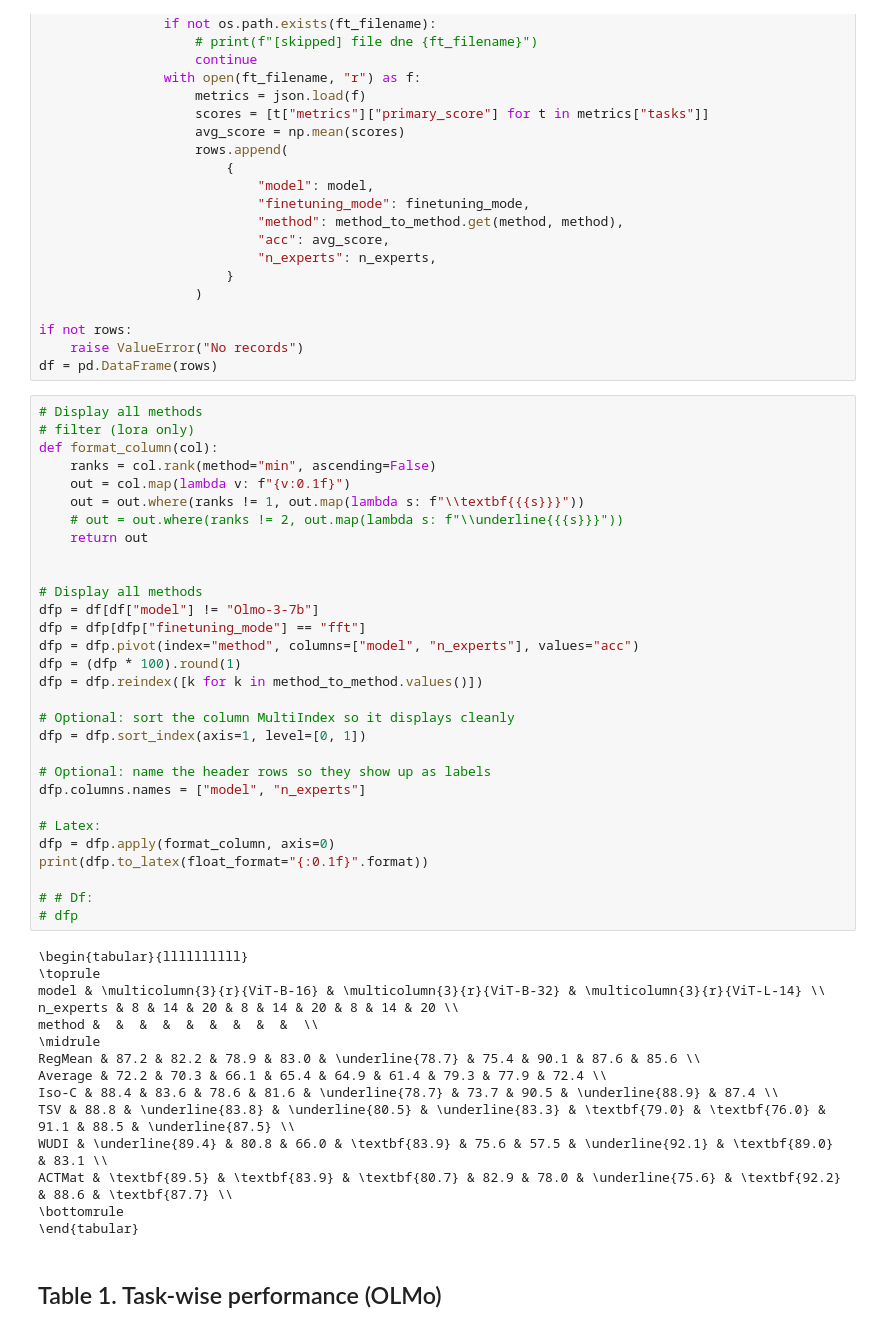
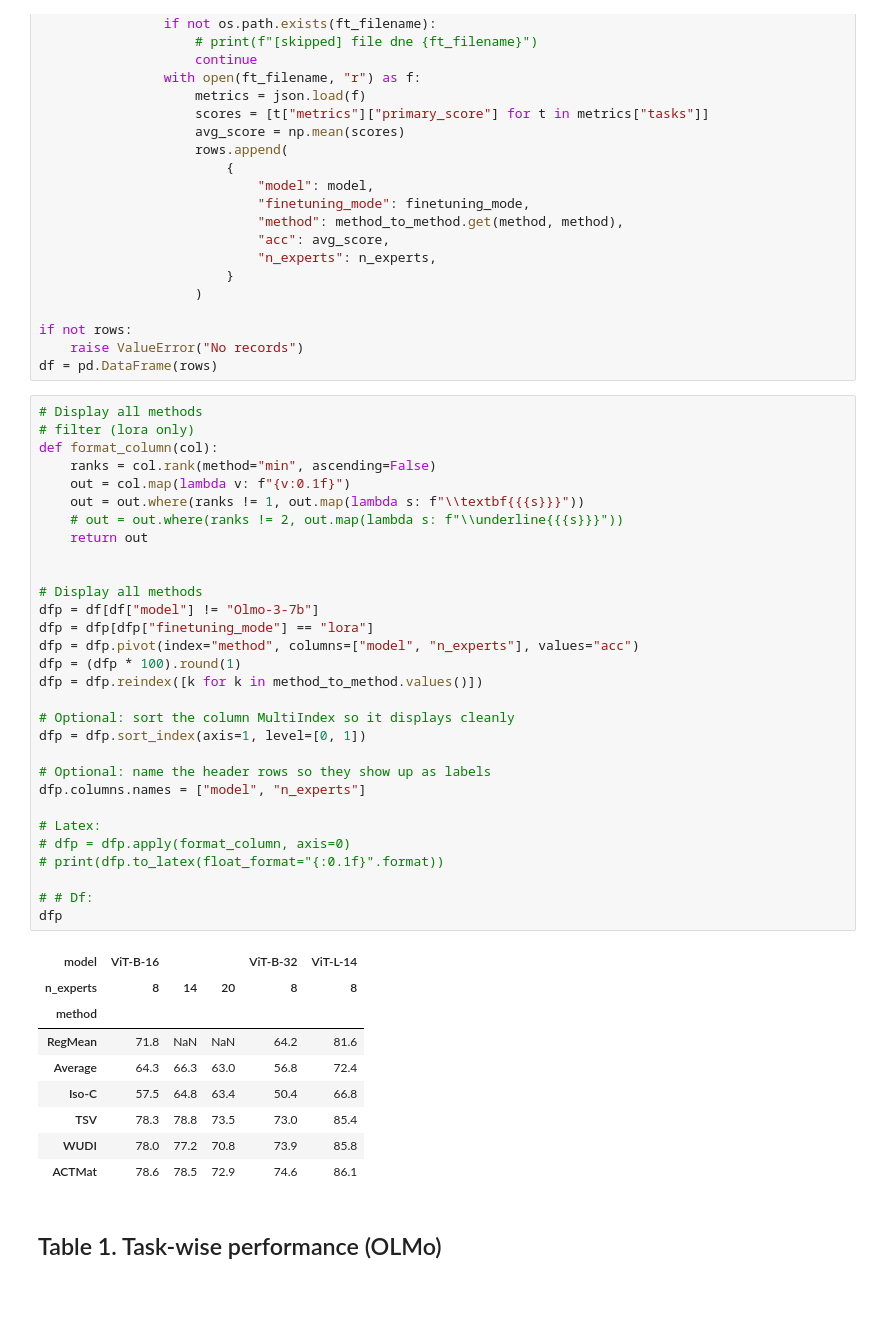
Before and after one commit to marawangamal/actmat, a Jupyter notebook: scripts/analysis.ipynb, the cells around one changed output. Drawn from its saved outputs; the diff is of its cells as text; blank space fills up the shorter version.

```diff
--- a/scripts/analysis.ipynb
+++ b/scripts/analysis.ipynb
@@ -600,48 +600,43 @@ df = pd.DataFrame(rows)
 # %%
 # Display all methods
 # filter (lora only)
 def format_column(col):
     ranks = col.rank(method="min", ascending=False)
     out = col.map(lambda v: f"{v:0.1f}")
     out = out.where(ranks != 1, out.map(lambda s: f"\\textbf{{{s}}}"))
     # out = out.where(ranks != 2, out.map(lambda s: f"\\underline{{{s}}}"))
     return out
 
 
 # Display all methods
 dfp = df[df["model"] != "Olmo-3-7b"]
-dfp = dfp[dfp["finetuning_mode"] == "fft"]
+dfp = dfp[dfp["finetuning_mode"] == "lora"]
 dfp = dfp.pivot(index="method", columns=["model", "n_experts"], values="acc")
 dfp = (dfp * 100).round(1)
 dfp = dfp.reindex([k for k in method_to_method.values()])
 
 # Optional: sort the column MultiIndex so it displays cleanly
 dfp = dfp.sort_index(axis=1, level=[0, 1])
 
 # Optional: name the header rows so they show up as labels
 dfp.columns.names = ["model", "n_experts"]
 
 # Latex:
-dfp = dfp.apply(format_column, axis=0)
-print(dfp.to_latex(float_format="{:0.1f}".format))
+# dfp = dfp.apply(format_column, axis=0)
+# print(dfp.to_latex(float_format="{:0.1f}".format))
 
 # # Df:
-# dfp
+dfp
 # %% [output]
-\begin{tabular}{llllllllll}
-\toprule
-model & \multicolumn{3}{r}{ViT-B-16} & \multicolumn{3}{r}{ViT-B-32} & \multicolumn{3}{r}{ViT-L-14} \\
-n_experts & 8 & 14 & 20 & 8 & 14 & 20 & 8 & 14 & 20 \\
-method &  &  &  &  &  &  &  &  &  \\
-\midrule
-RegMean & 87.2 & 82.2 & 78.9 & 83.0 & \underline{78.7} & 75.4 & 90.1 & 87.6 & 85.6 \\
-Average & 72.2 & 70.3 & 66.1 & 65.4 & 64.9 & 61.4 & 79.3 & 77.9 & 72.4 \\
-Iso-C & 88.4 & 83.6 & 78.6 & 81.6 & \underline{78.7} & 73.7 & 90.5 & \underline{88.9} & 87.4 \\
-TSV & 88.8 & \underline{83.8} & \underline{80.5} & \underline{83.3} & \textbf{79.0} & \textbf{76.0} & 91.1 & 88.5 & \underline{87.5} \\
-WUDI & \underline{89.4} & 80.8 & 66.0 & \textbf{83.9} & 75.6 & 57.5 & \underline{92.1} & \textbf{89.0} & 83.1 \\
-ACTMat & \textbf{89.5} & \textbf{83.9} & \textbf{80.7} & 82.9 & 78.0 & \underline{75.6} & \textbf{92.2} & 88.6 & \textbf{87.7} \\
-\bottomrule
-\end{tabular}
+| model | ViT-B-16 |  |  | ViT-B-32 | ViT-L-14 |
+| n_experts | 8 | 14 | 20 | 8 | 8 |
+| method |  |  |  |  |  |
+| RegMean | 71.8 | NaN | NaN | 64.2 | 81.6 |
+| Average | 64.3 | 66.3 | 63.0 | 56.8 | 72.4 |
+| Iso-C | 57.5 | 64.8 | 63.4 | 50.4 | 66.8 |
+| TSV | 78.3 | 78.8 | 73.5 | 73.0 | 85.4 |
+| WUDI | 78.0 | 77.2 | 70.8 | 73.9 | 85.8 |
+| ACTMat | 78.6 | 78.5 | 72.9 | 74.6 | 86.1 |
 # %% [markdown]
 ## Table 1. Task-wise performance (OLMo)
 # %%
```
Also changed, not shown: 27 other files.
